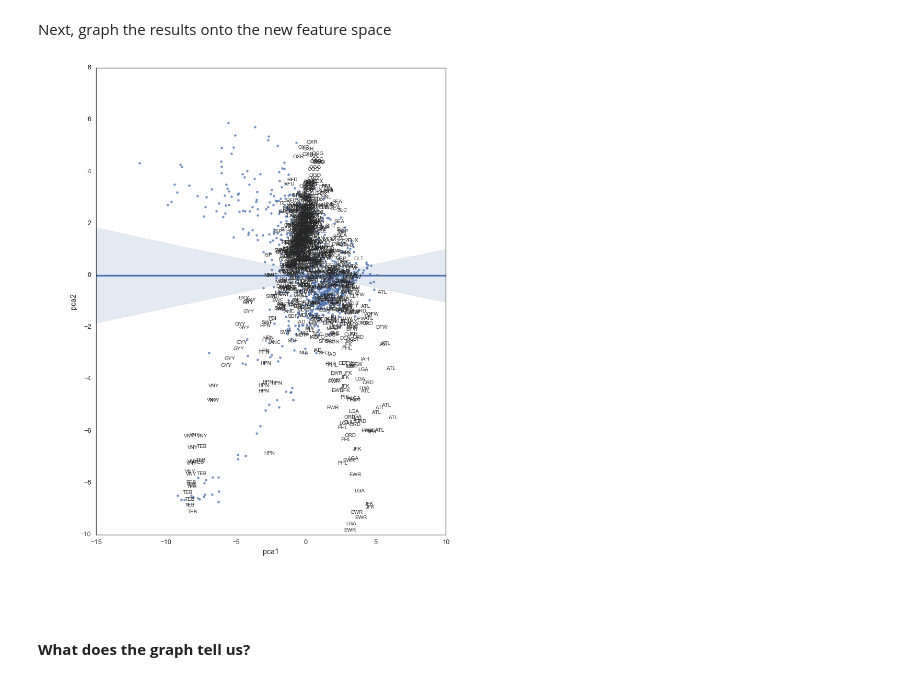
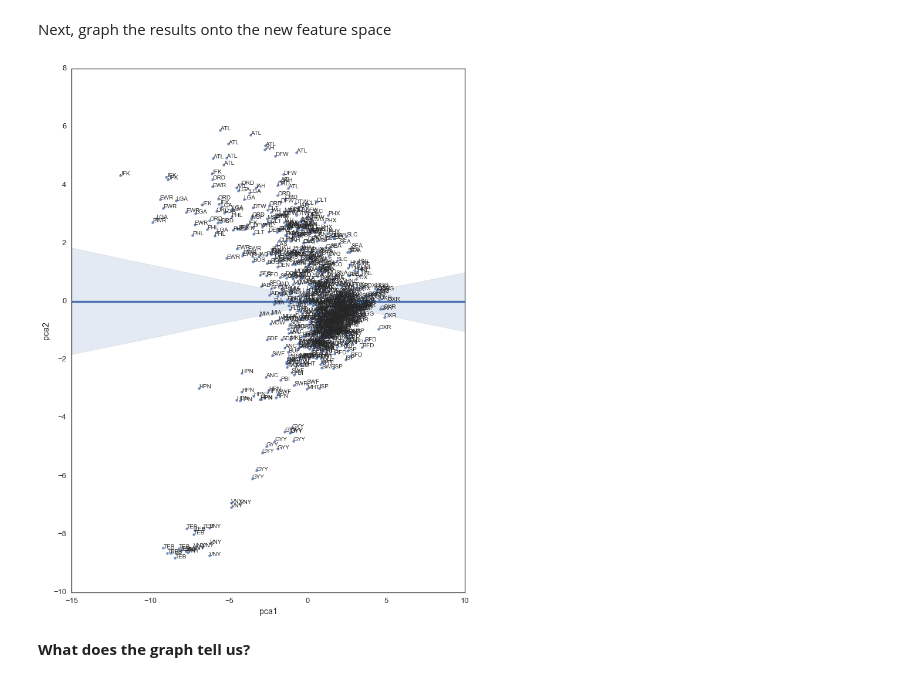
Before and after one commit to hudsonrio/GA_dsi-projects, a Jupyter notebook: weekly_work/week07/w7_d4_pca_lab2_starter_complete.ipynb, the cells around one changed output. Cells and saved outputs as stored; diff of their text form; code cells hidden in the pictures.

```diff
--- a/weekly_work/week07/w7_d4_pca_lab2_starter_code.ipynb
+++ b/weekly_work/week07/w7_d4_pca_lab2_starter_complete.ipynb
@@ -241,14 +241,14 @@ Next, graph the results onto the new feature space
 # %%
 from pylab import rcParams
 
 rcParams['figure.figsize'] = (12, 16)
 graph = sns.regplot('pca1','pca2',data=df_basic, fit_reg=1)
 
 
 for i, airport in enumerate(df_basic['airport']):
-    graph.annotate(airport, (df_basic.iloc[i].pca2, df_basic.iloc[i].pca1))
+    graph.annotate(airport, (df_basic.iloc[i].pca1, df_basic.iloc[i].pca2))
 # %% [output]
-[figure, old version]
+[figure, new version]
 # %% [markdown]
 **What does the graph tell us?**
 # %% [markdown]
```
Also changed, not shown: parts of 5 cells of this notebook, 32 other files.
